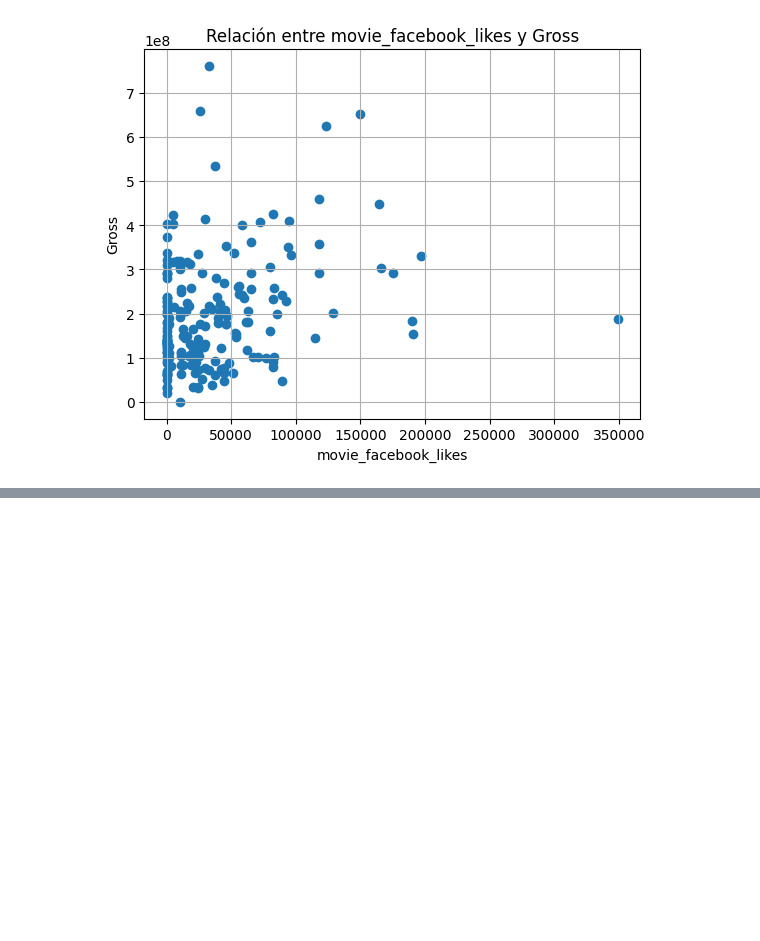
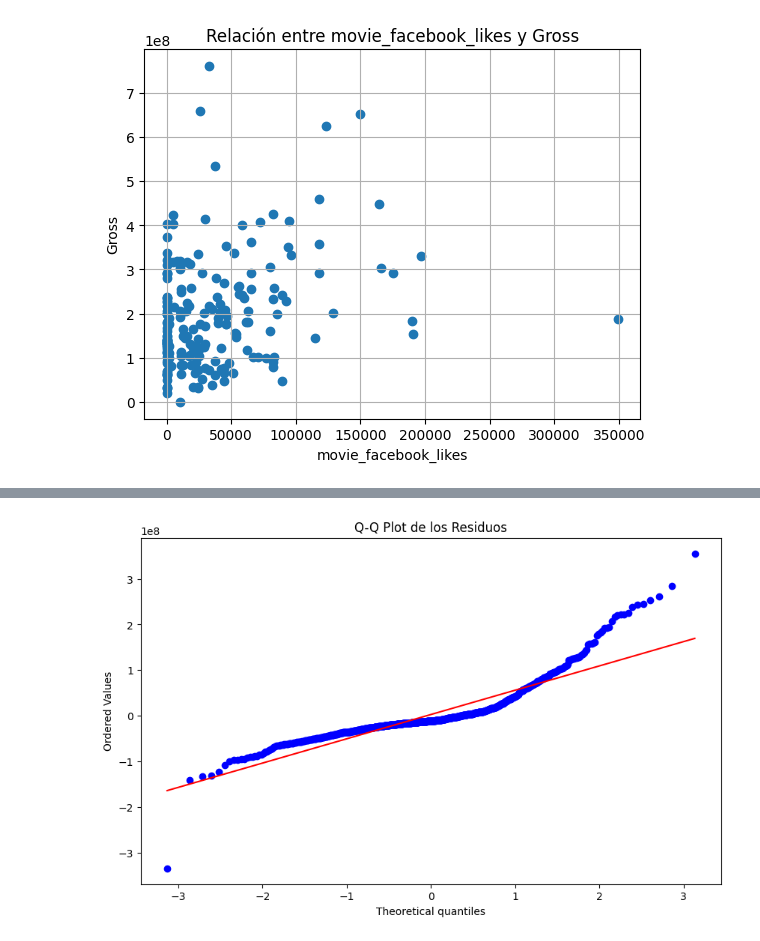
Before and after one commit to J-Vinasco/Project-1, a Jupyter notebook: MISIÓN_2.ipynb, the cells around one changed output, grey strips where cells are left out. Saved outputs shown, nothing was run; the diff lists cells and outputs as text; code cells hidden in the pictures; blank space fills up the shorter version.

```diff
--- a/MISIÓN_2.ipynb
+++ b/MISIÓN_2.ipynb
@@ -432,3 +426,18 @@ Error Estándar de la Intersección (intercept): 1097186.509730411
+# %%
+# 2. Q-Q plot
+plt.figure(figsize=(10, 6))
+stats.probplot(residuos, dist="norm", plot=plt)
+plt.title('Q-Q Plot de los Residuos')
+
+"""
+Se comparan los cuantiles teóricos de una distribución normal con los cuantiles de los residuos del modelo
+los residuos se alinean bastante bien con la línea roja,
+lo que indica que los residuos en el centro de la distribución se aproximan a una distribución normal.
+
+"""
+plt.show()
+# %% [output]
+[figure, added]
 # %%
 """
 3. Regresión Logística para Clasificación de Películas
```
Also changed, not shown: parts of 9 cells of this notebook.
